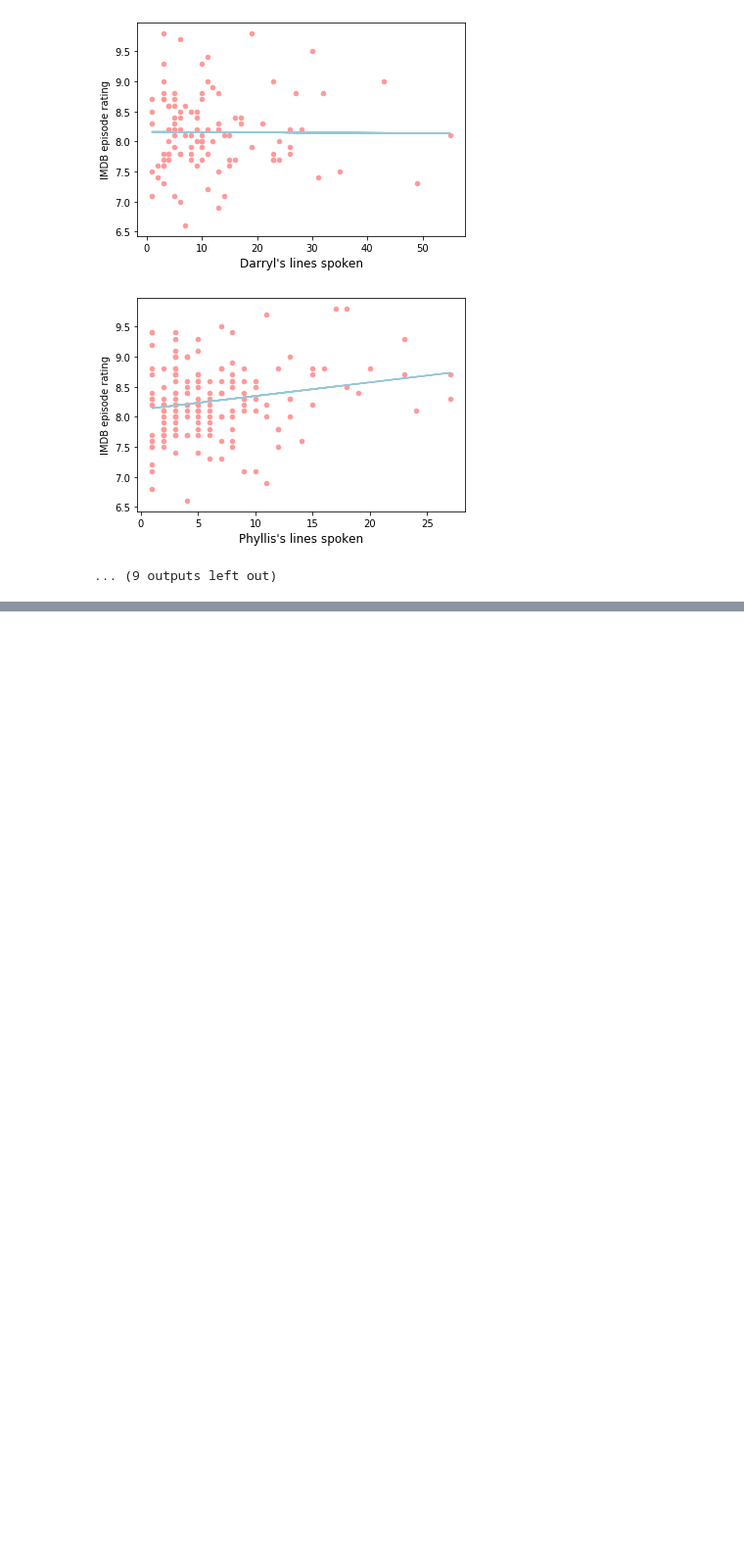
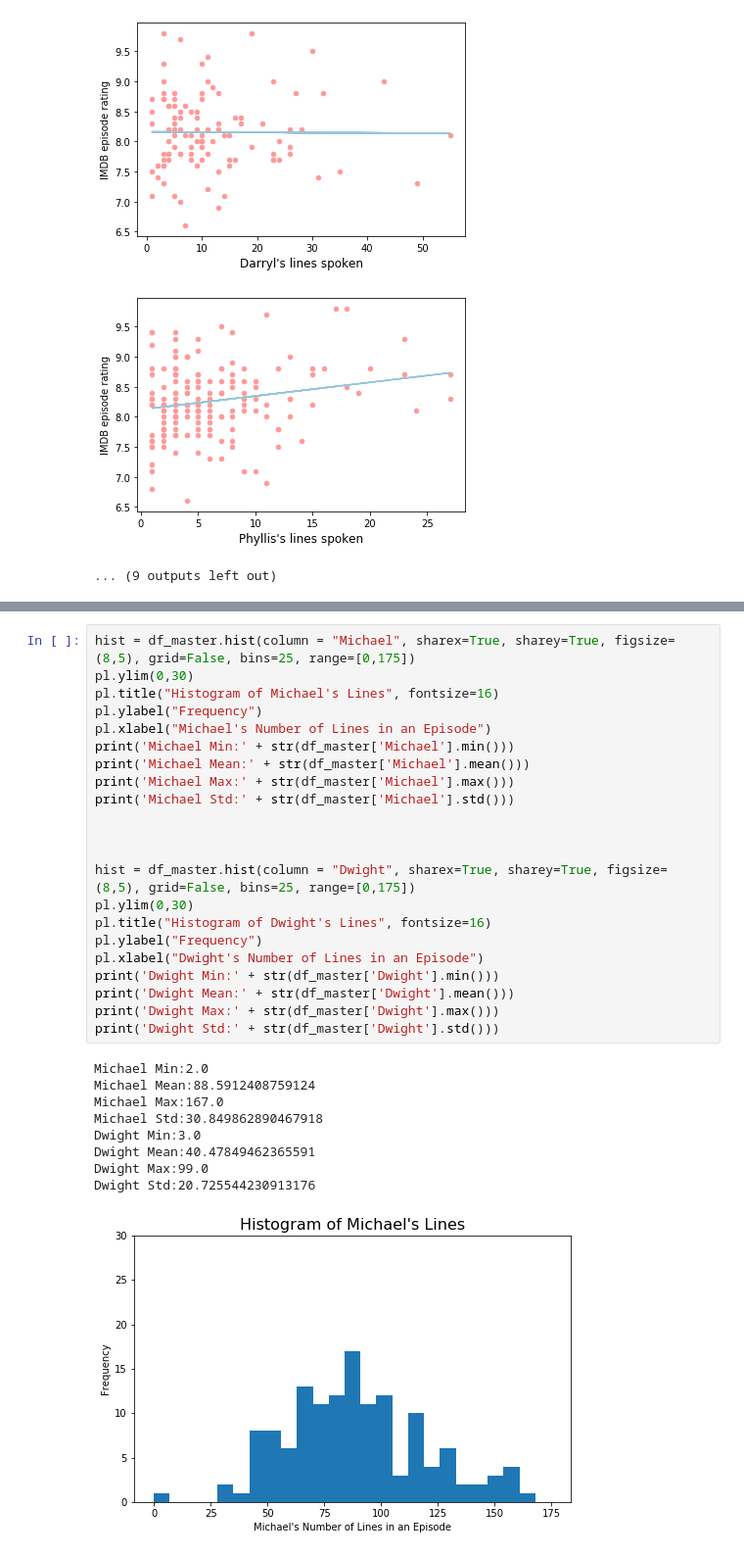
Before and after one commit to scearnest/The-Office-Data-Analysis, a Jupyter notebook: The Office Data Analysis.ipynb, the cells around one changed output, grey strips where cells are left out. Shown: that part at 98% size. Saved outputs shown, nothing was run; the diff lists cells and outputs as text; blank space fills up the shorter version.

```diff
--- a/The Office Data Analysis.ipynb
+++ b/The Office Data Analysis.ipynb
@@ -182,0 +188,32 @@ render_mpl_table(df_condensed, header_columns=0, col_width=3.75)
+# %%
+hist = df_master.hist(column = "Michael", sharex=True, sharey=True, figsize=(8,5), grid=False, bins=25, range=[0,175])
+pl.ylim(0,30)
+pl.title("Histogram of Michael's Lines", fontsize=16)
+pl.ylabel("Frequency")
+pl.xlabel("Michael's Number of Lines in an Episode")
+print('Michael Min:' + str(df_master['Michael'].min()))
+print('Michael Mean:' + str(df_master['Michael'].mean()))
+print('Michael Max:' + str(df_master['Michael'].max()))
+print('Michael Std:' + str(df_master['Michael'].std()))
+
+
+
+hist = df_master.hist(column = "Dwight", sharex=True, sharey=True, figsize=(8,5), grid=False, bins=25, range=[0,175])
+pl.ylim(0,30)
+pl.title("Histogram of Dwight's Lines", fontsize=16)
+pl.ylabel("Frequency")
+pl.xlabel("Dwight's Number of Lines in an Episode")
+print('Dwight Min:' + str(df_master['Dwight'].min()))
+print('Dwight Mean:' + str(df_master['Dwight'].mean()))
+print('Dwight Max:' + str(df_master['Dwight'].max()))
+print('Dwight Std:' + str(df_master['Dwight'].std()))
+# %% [output]
+Michael Min:2.0
+Michael Mean:88.5912408759124
+Michael Max:167.0
+Michael Std:30.849862890467918
+Dwight Min:3.0
+Dwight Mean:40.47849462365591
+Dwight Max:99.0
+Dwight Std:20.725544230913176
+[figure, added]
```
Also changed, not shown: parts of 5 cells of this notebook.
